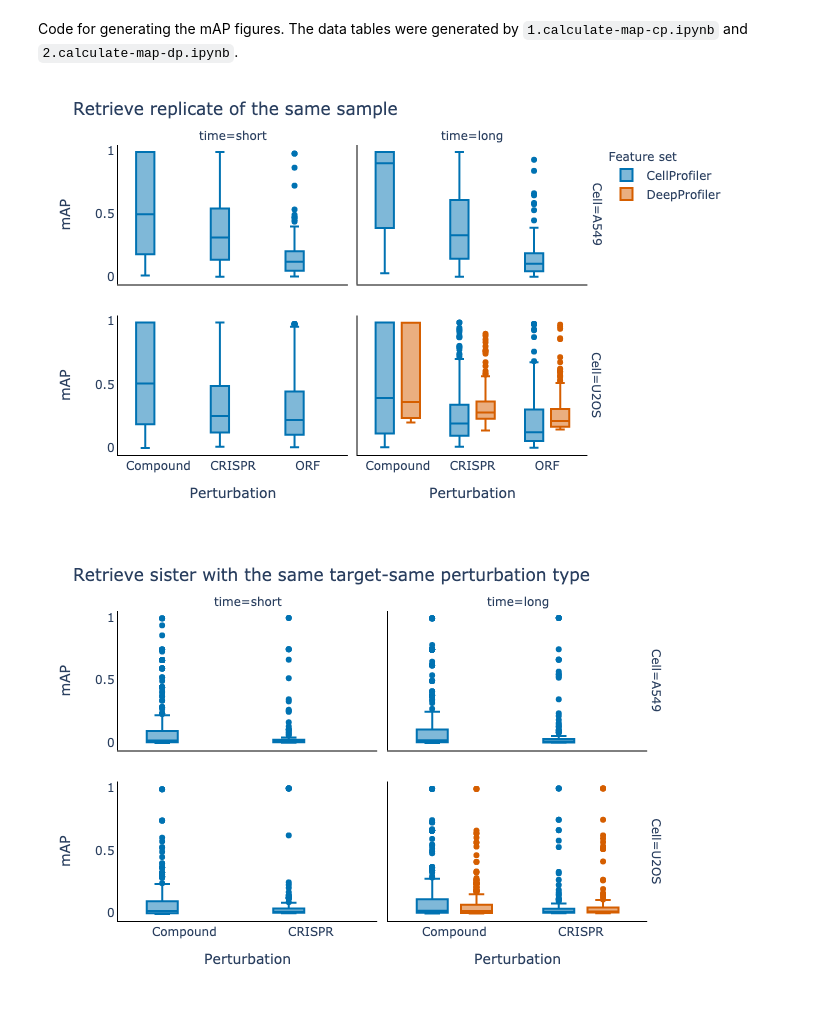
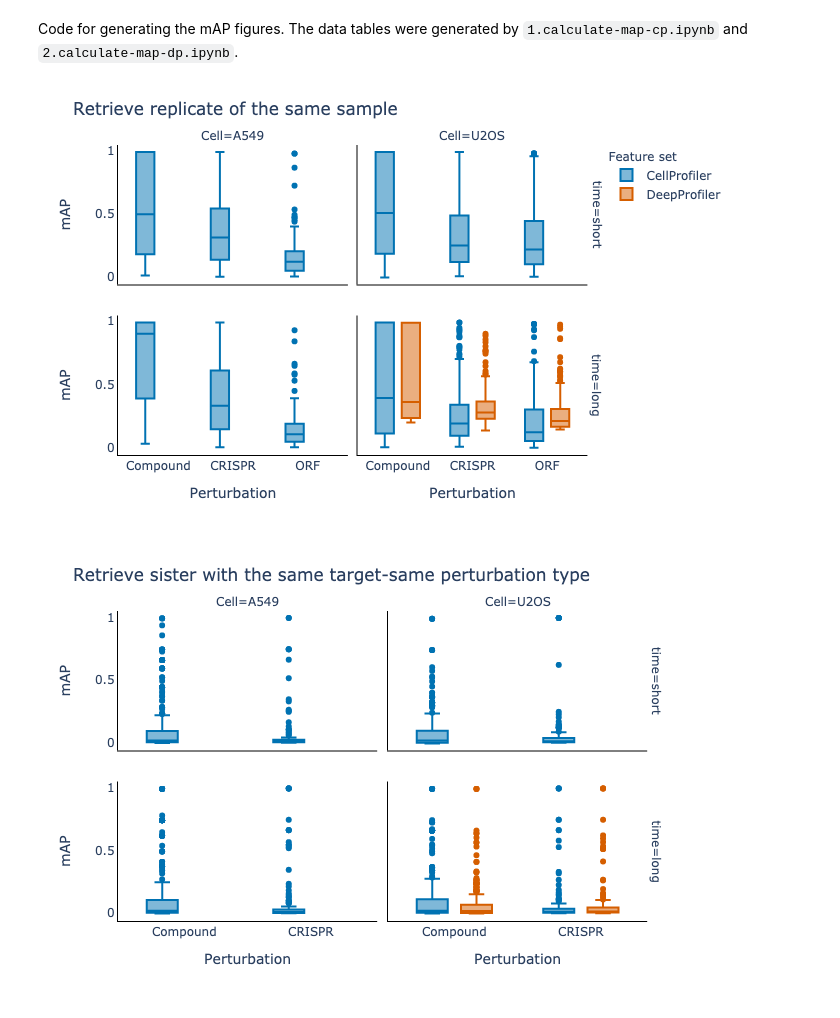
Before and after one commit to jump-cellpainting/2024_Chandrasekaran_NatureMethods, a Jupyter notebook: benchmark/3.generate-map-figure.ipynb, the cells around one changed output. Drawn from its saved outputs; the diff is of its cells as text; code cells hidden in the pictures.

```diff
--- a/benchmark/3.generate-map-figure.ipynb
+++ b/benchmark/3.generate-map-figure.ipynb
@@ -27,30 +27,30 @@ replicability_df = pd.concat([cp_replicability_df, dp_replicability_df], ignore_
 # %%
 fig = px.box(data_frame=replicability_df,
              x='Modality',
              y='mAP',
              color='feature_set',
              boxmode='group',
-             facet_row='Cell',
-             facet_col='time',
+             facet_row='time',
+             facet_col='Cell',
              color_discrete_map=color_discrete_map,
              facet_row_spacing=0.1)
 fig.update_layout(title='Retrieve replicate of the same sample',
                   xaxis1=dict(title='Perturbation', linecolor = "#000000"),
                   xaxis2=dict(title='Perturbation', linecolor = "#000000"),
                   xaxis3=dict(linecolor = "#000000"),
                   xaxis4=dict(linecolor = "#000000"),
                   yaxis1=dict(title='mAP', linecolor = "#000000"),
                   yaxis2=dict(linecolor = "#000000"),
                   yaxis3=dict(title='mAP', linecolor = "#000000"),
                   yaxis4=dict(linecolor = "#000000"),
                   paper_bgcolor='rgba(0,0,0,0)',
                   plot_bgcolor='rgba(0,0,0,0)',
                   legend=dict(title="Feature set",
                               bgcolor='rgba(0,0,0,0)'))
 fig.show("png")
 fig.write_image(f'figures/3.replicability_map.png', width=640, height=480, scale=2)
 # %% [output]
-[figure, old version]
+[figure, new version]
 # %%
 cp_matching_df = (
     pd.read_csv('output/cellprofiler_matching_map.csv')
@@ -77,8 +77,8 @@ fig = px.box(data_frame=matching_df,
              y='mAP',
              color='feature_set',
              boxmode='group',
-             facet_row='Cell',
-             facet_col='time',
+             facet_row='time',
+             facet_col='Cell',
              color_discrete_map=color_discrete_map,
              facet_row_spacing=0.1)
 fig.update_layout(title='Retrieve sister with the same target-same perturbation type',
@@ -96,7 +96,7 @@ fig.update_layout(title='Retrieve sister with the same target-same perturbation
 fig.show("png")
 fig.write_image(f'figures/3.matching_map.png', width=640, height=480, scale=2)
 # %% [output]
-[figure, old version]
+[figure, new version]
 # %%
 cp_gene_compound_df = (
     pd.read_csv('output/cellprofiler_gene_compound_matching_map.csv')
```
Also changed, not shown: parts of 1 cell of this notebook, 3 other files.
